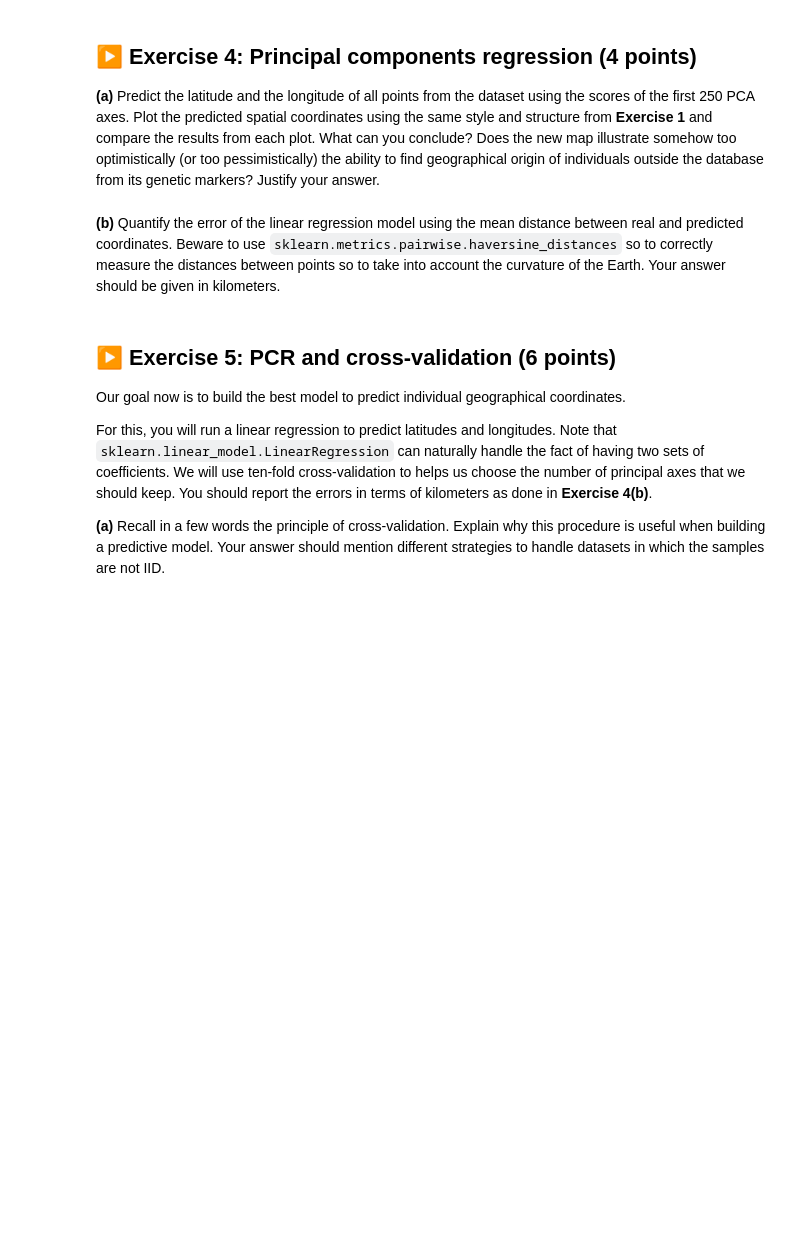
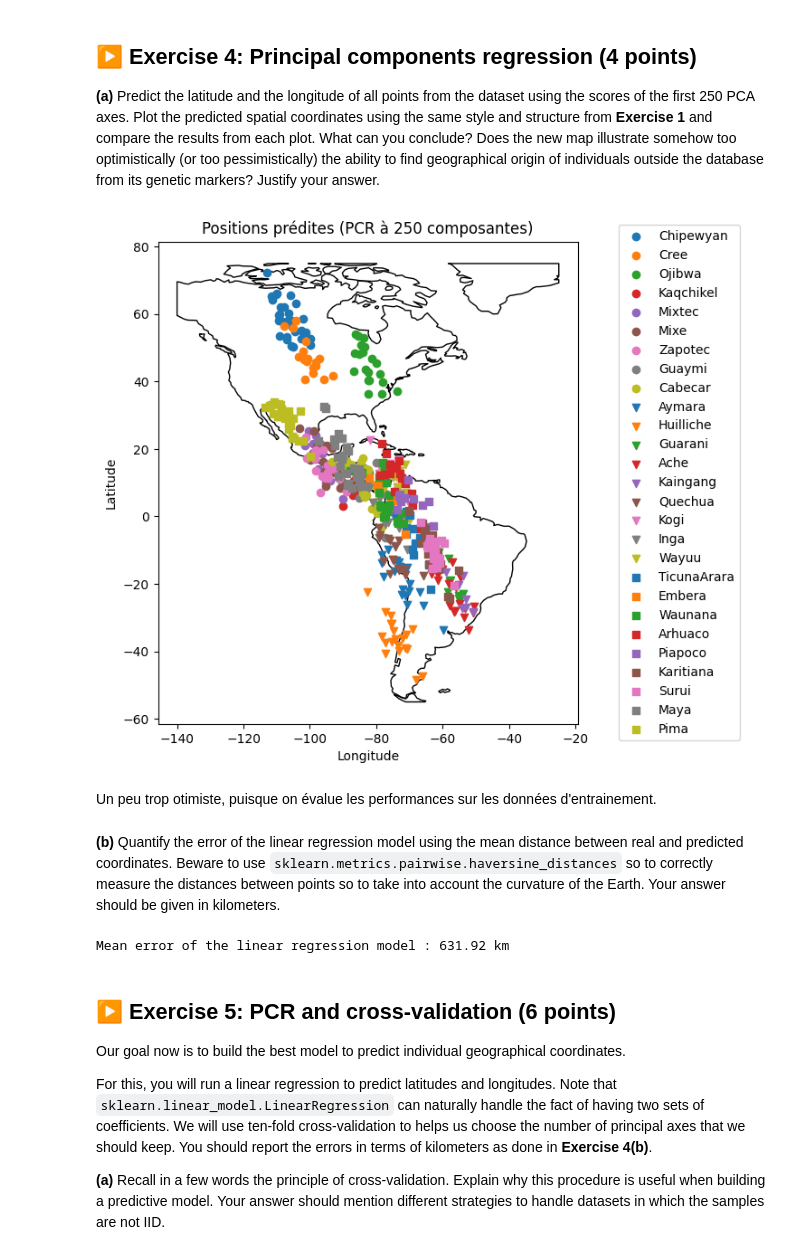
Before and after one commit to Erratu/Stats-S8-TPs, a Jupyter notebook: TP2/TP2.ipynb, the cells around one changed output. Cells and saved outputs as stored; diff of their text form; code cells hidden in the pictures; blank space fills up the shorter version.

```diff
--- a/TP2/TP2.ipynb
+++ b/TP2/TP2.ipynb
@@ -299,8 +296,68 @@ print(sum(pca.explained_variance_ratio_))
 ## ▶️ Exercise 4: Principal components regression (4 points)
 
 **(a)** Predict the latitude and the longitude of all points from the dataset using the scores of the first 250 PCA axes. Plot the predicted spatial coordinates using the same style and structure from **Exercise 1** and compare the results from each plot. What can you conclude? Does the new map illustrate somehow too optimistically (or too pessimistically) the ability to find geographical origin of individuals outside the database from its genetic markers? Justify your answer.
+# %%
+predictors = df.columns[8:]
+X = df[predictors].values
+y_coords = df[['long', 'lat']].values
+
+pca = PCA(n_components=250)
+X_pca = pca.fit_transform(X)
+
+lr = LinearRegression()
+lr.fit(X_pca, y_coords)
+
+y_pred = lr.predict(X_pca)
+pred_long = y_pred[:, 0]
+pred_lat = y_pred[:, 1]
+
+gdf_pred = gpd.GeoDataFrame(df, geometry=gpd.points_from_xy(pred_long, pred_lat))
+
+world = gpd.read_file(geodatasets.get_path('naturalearth.land'))
+fig, ax = plt.subplots(figsize=(8.0, 6.5))
+plt.subplots_adjust(left=0.0, right=0.90, bottom=0.10, top=0.92)
+
+world.clip([-140, -55, -25, 75]).plot(ax=ax, color='white', edgecolor='black')
+
+marker_list = ['o', 'v', 's']
+colors_list = [f'C{i}' for i in range(9)]
+
+for i, tribe in enumerate(gdf_pred['Pop'].unique()):
+    members_tribe = gdf_pred[gdf_pred['Pop'] == tribe]
+    ax.scatter(members_tribe.geometry.x, members_tribe.geometry.y,
+               marker=marker_list[i//9],
+               color=colors_list[i%9], label=tribe)
+
+ax.legend(loc='center right', bbox_to_anchor=(1.4, 0.5))
+ax.set_title('Positions prédites (PCR à 250 composantes)')
+ax.set_xlabel('Longitude')
+ax.set_ylabel('Latitude')
+plt.show()
+# %% [output]
+[figure, added]
+# %% [markdown]
+Un peu trop otimiste, puisque on évalue les performances sur les données d'entrainement.
 # %% [markdown]
 **(b)** Quantify the error of the linear regression model using the mean distance between real and predicted coordinates. Beware to use `sklearn.metrics.pairwise.haversine_distances` so to correctly measure the distances between points so to take into account the curvature of the Earth. Your answer should be given in kilometers.
+# %%
+from sklearn.metrics.pairwise import haversine_distances
+
+true_pt = np.radians(np.column_stack((df['lat'].values, df['long'].values)))
+pred_pt = np.radians(np.column_stack((pred_lat, pred_long)))
+
+dists = []
+
+for true, pred in zip(true_pt, pred_pt):
+    dist_rad = haversine_distances([true, pred])[0, 1]
+    dists.append(dist_rad * 6371.0)
+
+dists = np.array(dists)
+
+mean_error_km = np.mean(dists)
+
+print(f"Mean error of the linear regression model : {mean_error_km:.2f} km")
+# %% [output]
+Mean error of the linear regression model : 631.92 km
 # %% [markdown]
 ## ▶️ Exercise 5: PCR and cross-validation (6 points)
 
```
Also changed, not shown: parts of 4 cells of this notebook.
